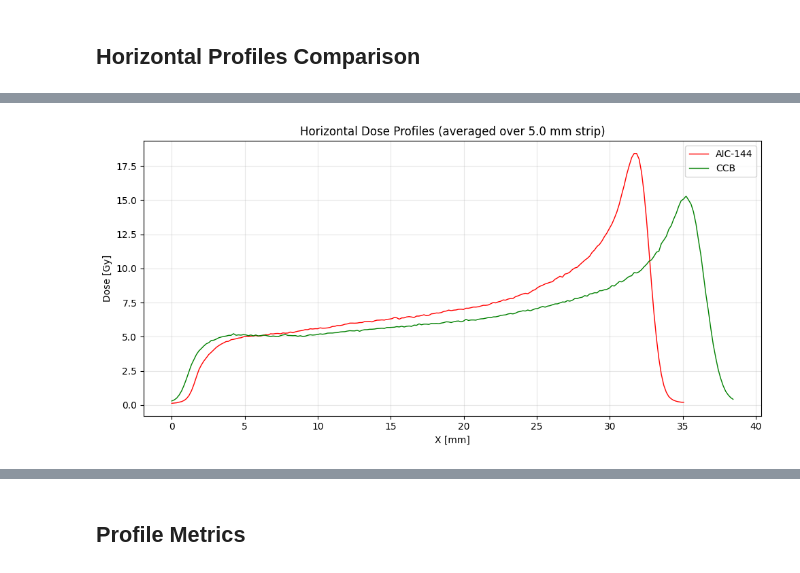
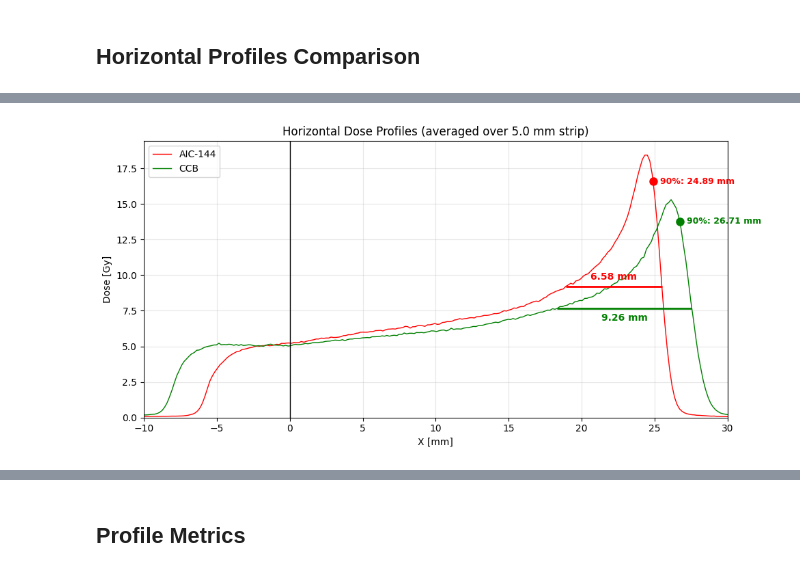
Before and after one commit to grzanka/osl_mb_foils, a Jupyter notebook: notebooks/pub_something_2026/ebt_foils/2.0_ebt_comparison.ipynb, the cells around one changed output, grey strips where cells are left out. Cells and saved outputs as stored; diff of their text form; code cells hidden in the pictures.

```diff
--- a/notebooks/pub_something_2026/ebt_foils/2.0_ebt_comparison.ipynb
+++ b/notebooks/pub_something_2026/ebt_foils/2.0_ebt_comparison.ipynb
@@ -60,3 +60,6 @@ CCB dose range: [0.02, 63.97] Gy
+# %%
+aic144_pencil_mark_x = 15.4591
+ccb_pencil_mark_x = 12.136225
 # %% [markdown]
 ## Side-by-Side Dose Comparison
 # %%
@@ -145,12 +150,70 @@ row_end_ccb = center_row_ccb + strip_half_width_px
 profile_aic144 = dose_aic144[row_start_aic144:row_end_aic144, :].mean(axis=0)
 profile_ccb = dose_ccb[row_start_ccb:row_end_ccb, :].mean(axis=0)
 
-# Create X axis in mm
-x_mm_aic144 = np.arange(len(profile_aic144)) * px_to_mm
-x_mm_ccb = np.arange(len(profile_ccb)) * px_to_mm
+# Create X axis in mm (shifted so pencil mark is at X=0)
+x_mm_aic144 = np.arange(len(profile_aic144)) * px_to_mm - aic144_pencil_mark_x
+x_mm_ccb = np.arange(len(profile_ccb)) * px_to_mm - ccb_pencil_mark_x
 
 print(f'AIC-144 strip: rows {row_start_aic144} to {row_end_aic144} ({row_end_aic144 - row_start_aic144} rows)')
 print(f'CCB strip: rows {row_start_ccb} to {row_end_ccb} ({row_end_ccb - row_start_ccb} rows)')
+
+# Helper function to find FWHM boundaries
+def find_fwhm_boundaries(profile, x_mm):
+    """Find left and right FWHM boundaries."""
+    max_val = np.max(profile)
+    max_idx = np.argmax(profile)
+    half_max = max_val / 2
+
+    left_pos = None
+    right_pos = None
+
+    # Left side
+    for i in range(max_idx - 1, -1, -1):
+        if profile[i] < half_max <= profile[i + 1]:
+            frac = (half_max - profile[i]) / (profile[i + 1] - profile[i])
+            left_pos = x_mm[i] + frac * (x_mm[i + 1] - x_mm[i])
+            break
+
+    # Right side
+    for i in range(max_idx, len(profile) - 1):
+        if profile[i] >= half_max > profile[i + 1]:
+            frac = (half_max - profile[i]) / (profile[i + 1] - profile[i])
+            right_pos = x_mm[i] + frac * (x_mm[i + 1] - x_mm[i])
+            break
+
+    return left_pos, right_pos, half_max
+
+# Helper function to find distal position at given percentage of max
+def find_distal_percent_position(profile, x_mm, target_percent):
+    """Find distal position where dose drops to target_percent of max."""
+    max_val = np.max(profile)
+    max_idx = np.argmax(profile)
+    target_val = max_val * target_percent / 100.0
+
+    # Search on distal (right) side after max
+    for i in range(max_idx, len(profile) - 1):
+        if profile[i] >= target_val > profile[i + 1]:
+            # Linear interpolation
+            frac = (target_val - profile[i]) / (profile[i + 1] - profile[i])
+            x_pos = x_mm[i] + frac * (x_mm[i + 1] - x_mm[i])
+            return x_pos, target_val
+    return None, None
+
+# Get FWHM boundaries for both profiles
+left_aic144, right_aic144, hm_aic144 = find_fwhm_boundaries(profile_aic144, x_mm_aic144)
+left_ccb, right_ccb, hm_ccb = find_fwhm_boundaries(profile_ccb, x_mm_ccb)
+
+fwhm_aic144 = right_aic144 - left_aic144
+fwhm_ccb = right_ccb - left_ccb
+
+# Find 90% positions
+x_90_aic144, dose_90_aic144 = find_distal_percent_position(profile_aic144, x_mm_aic144, 90)
+x_90_ccb, dose_90_ccb = find_distal_percent_position(profile_ccb, x_mm_ccb, 90)
+
+print(f'AIC-144 FWHM: {fwhm_aic144:.2f} mm')
+print(f'CCB FWHM: {fwhm_ccb:.2f} mm')
+print(f'AIC-144 90% position: {x_90_aic144:.2f} mm')
+print(f'CCB 90% position: {x_90_ccb:.2f} mm')
 
 # Plot profiles
 fig, ax = plt.subplots(figsize=(10, 5))
@@ -158,11 +221,35 @@ fig, ax = plt.subplots(figsize=(10, 5))
 ax.plot(x_mm_aic144, profile_aic144, color='red', label='AIC-144', linewidth=1)
 ax.plot(x_mm_ccb, profile_ccb, color='green', label='CCB', linewidth=1)
 
+# Add FWHM horizontal segments
+# AIC-144 FWHM segment (red)
+ax.hlines(y=hm_aic144, xmin=left_aic144, xmax=right_aic144, color='red', linewidth=2, linestyle='-')
+ax.text((left_aic144 + right_aic144) / 2, hm_aic144 + 0.3, f'{fwhm_aic144:.2f} mm',
+        ha='center', va='bottom', color='red', fontsize=10, fontweight='bold')
+
+# CCB FWHM segment (green)
+ax.hlines(y=hm_ccb, xmin=left_ccb, xmax=right_ccb, color='green', linewidth=2, linestyle='-')
+ax.text((left_ccb + right_ccb) / 2, hm_ccb - 0.3, f'{fwhm_ccb:.2f} mm',
+        ha='center', va='top', color='green', fontsize=10, fontweight='bold')
+
+# Add 90% markers
+ax.plot(x_90_aic144, dose_90_aic144, 'o', color='red', markersize=8)
+ax.text(x_90_aic144 + 0.5, dose_90_aic144, f'90%: {x_90_aic144:.2f} mm',
+        ha='left', va='center', color='red', fontsize=9, fontweight='bold')
+
+ax.plot(x_90_ccb, dose_90_ccb, 'o', color='green', markersize=8)
+ax.text(x_90_ccb + 0.5, dose_90_ccb, f'90%: {x_90_ccb:.2f} mm',
+        ha='left', va='center', color='green', fontsize=9, fontweight='bold')
+
+ax.axvline(x=0, color='black', linestyle='-', linewidth=1)
+
 ax.set_xlabel('X [mm]')
 ax.set_ylabel('Dose [Gy]')
 ax.set_title(f'Horizontal Dose Profiles (averaged over {STRIP_WIDTH_MM:.1f} mm strip)')
 ax.legend()
 ax.grid(True, alpha=0.3)
+ax.set_xlim(-10,30)
+ax.set_ylim(0, None)
 
 plt.tight_layout()
 plt.show()
@@ -172 +263 @@ CCB strip: rows 117 to 145 (28 rows)
-[figure, old version]
+[figure, new version]
```
Also changed, not shown: parts of 6 cells of this notebook, 5 other files.
